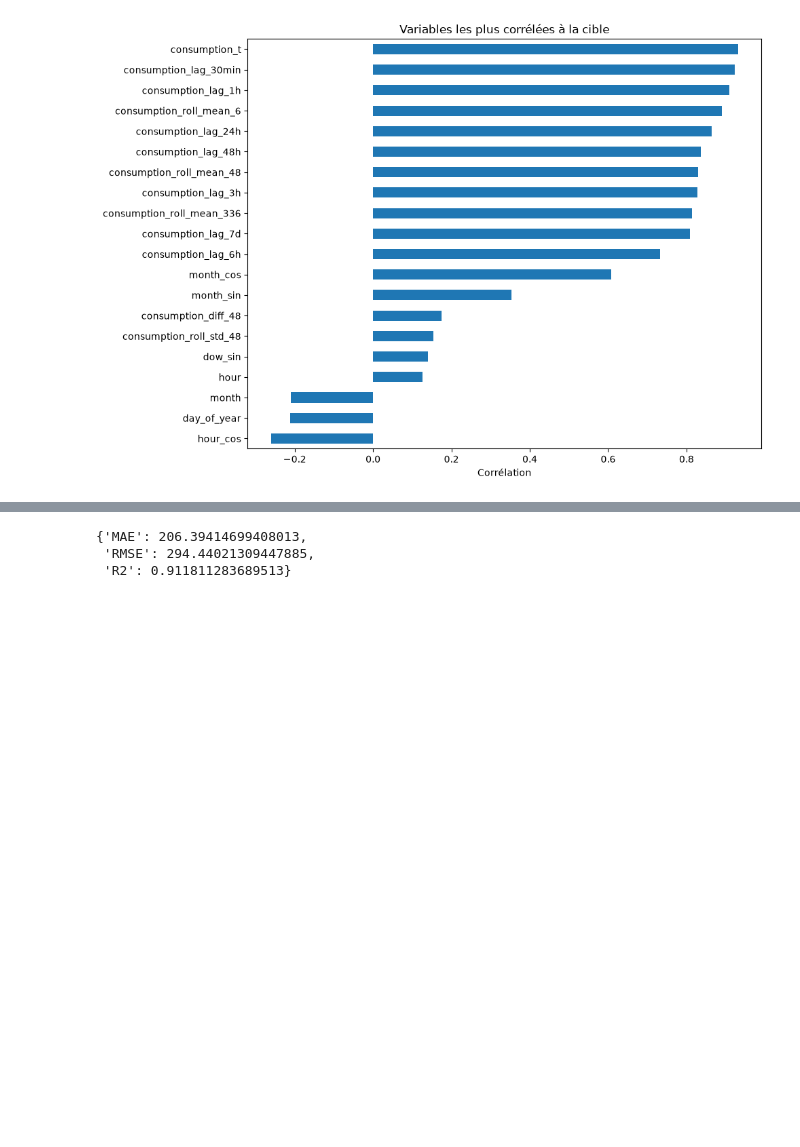
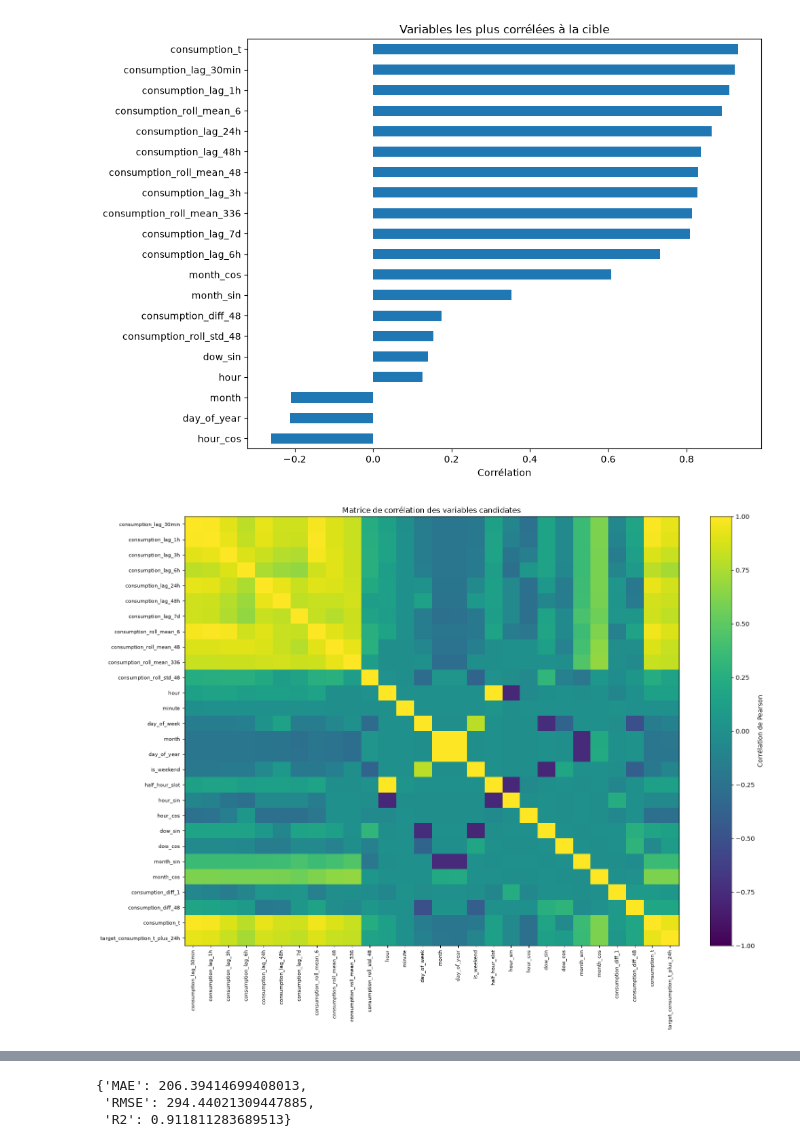
Before and after one commit to Aucorre/RNCP_BLOC_5, a Jupyter notebook: notebooks/modeling_evaluation.ipynb, the cells around one changed output, grey strips where cells are left out. Drawn from its saved outputs; the diff is of its cells as text; code cells hidden in the pictures; blank space fills up the shorter version.

```diff
--- a/notebooks/modeling_evaluation.ipynb
+++ b/notebooks/modeling_evaluation.ipynb
@@ -189,6 +189,45 @@ plt.tight_layout()
 plt.show()
 # %% [output]
 [figure]
+# %%
+import matplotlib.pyplot as plt
+
+corr_matrix = train[
+    feature_cols + ["target_consumption_t_plus_24h"]
+].corr()
+
+plt.figure(figsize=(16, 12))
+
+plt.imshow(
+    corr_matrix,
+    aspect="auto",
+    vmin=-1,
+    vmax=1
+)
+
+plt.colorbar(label="Corrélation de Pearson")
+
+plt.xticks(
+    range(len(corr_matrix.columns)),
+    corr_matrix.columns,
+    rotation=90,
+    fontsize=8
+)
+
+plt.yticks(
+    range(len(corr_matrix.index)),
+    corr_matrix.index,
+    fontsize=8
+)
+
+plt.title(
+    "Matrice de corrélation des variables candidates"
+)
+
+plt.tight_layout()
+plt.show()
+# %% [output]
+[figure, added]
 # %%
 from sklearn.linear_model import Ridge
 from sklearn.preprocessing import StandardScaler
```
Also changed, not shown: parts of 24 cells of this notebook, 58 other files.
